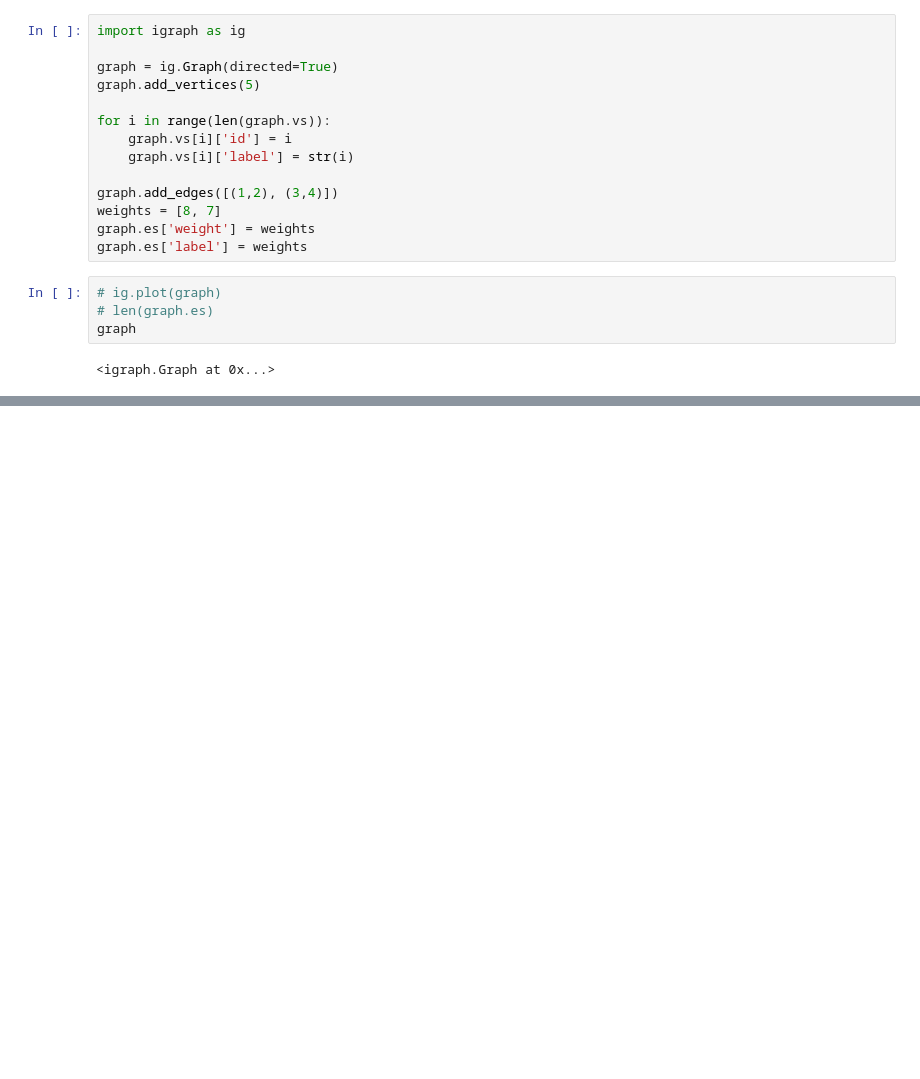
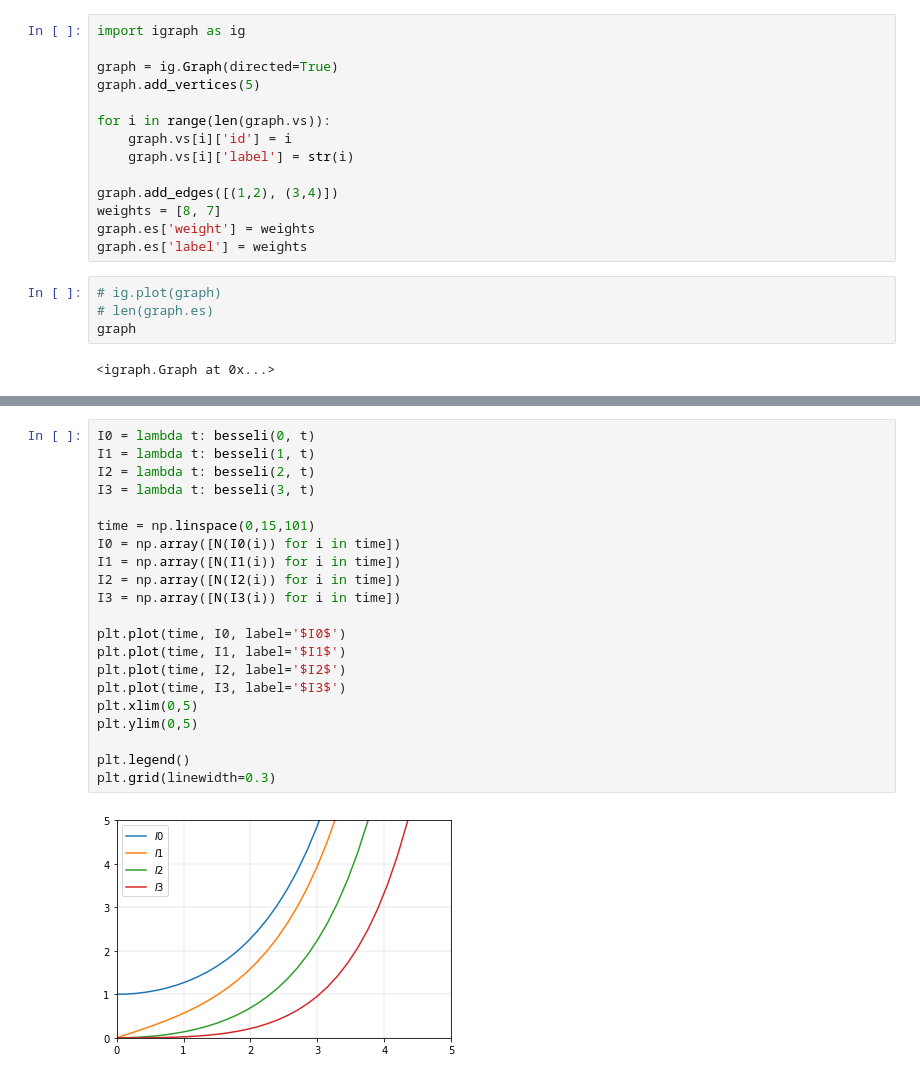
Before and after one commit to mualal/source, a Jupyter notebook: draft_experiments.ipynb, the cells around one changed output, grey strips where cells are left out. Drawn from its saved outputs; the diff is of its cells as text; blank space fills up the shorter version.

```diff
--- a/draft_experiments.ipynb
+++ b/draft_experiments.ipynb
@@ -54,0 +102,23 @@ graph
+# %%
+I0 = lambda t: besseli(0, t)
+I1 = lambda t: besseli(1, t)
+I2 = lambda t: besseli(2, t)
+I3 = lambda t: besseli(3, t)
+
+time = np.linspace(0,15,101)
+I0 = np.array([N(I0(i)) for i in time])
+I1 = np.array([N(I1(i)) for i in time])
+I2 = np.array([N(I2(i)) for i in time])
+I3 = np.array([N(I3(i)) for i in time])
+
+plt.plot(time, I0, label='$I0$')
+plt.plot(time, I1, label='$I1$')
+plt.plot(time, I2, label='$I2$')
+plt.plot(time, I3, label='$I3$')
+plt.xlim(0,5)
+plt.ylim(0,5)
+
+plt.legend()
+plt.grid(linewidth=0.3)
+# %% [output]
+[figure, added]
```
Also changed, not shown: parts of 3 cells of this notebook.
